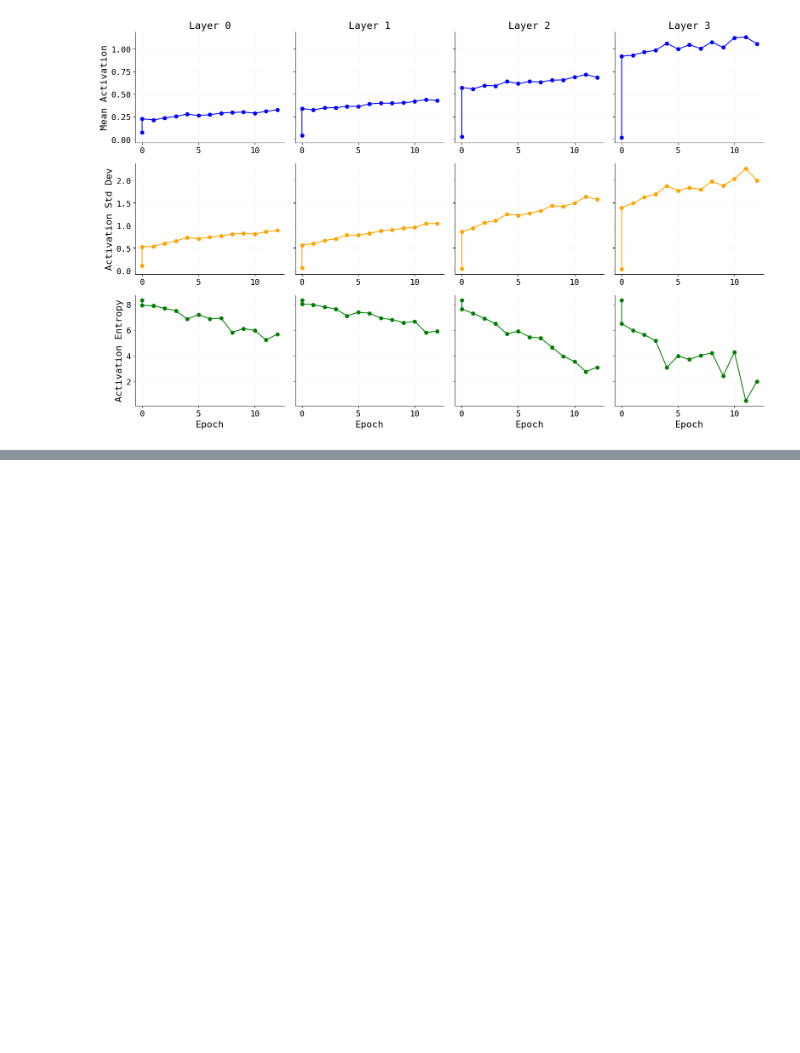
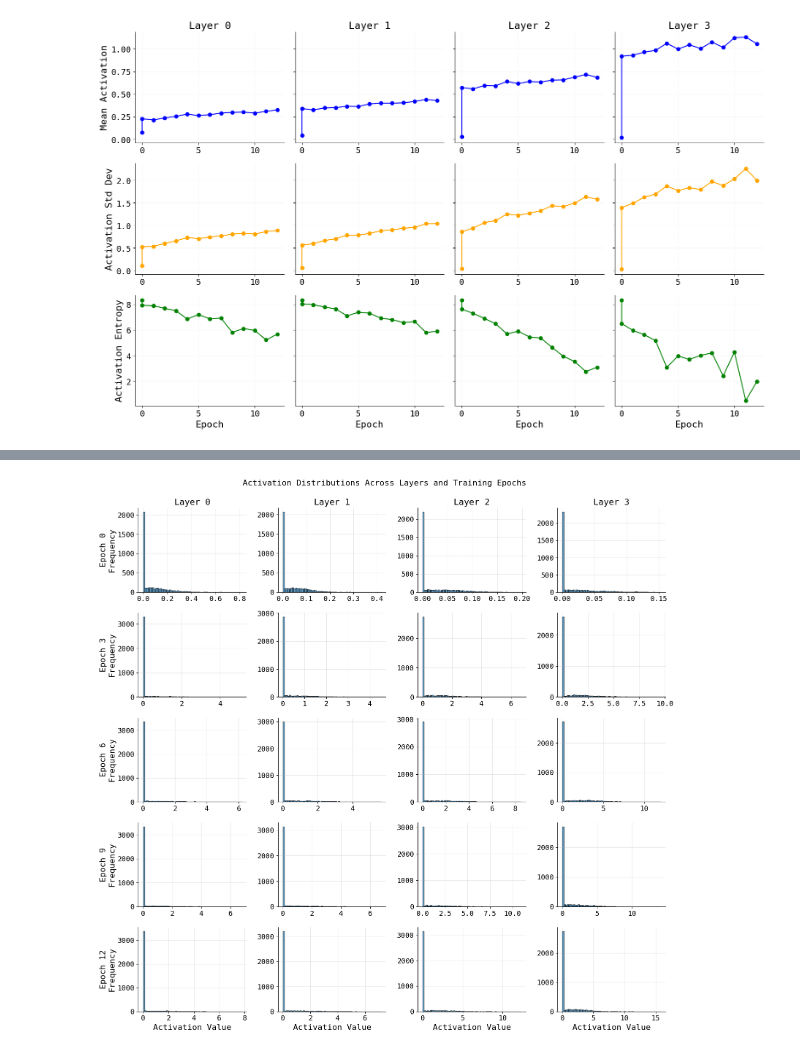
Before and after one commit to jrudoler/estimating-implicit-regularization, a Jupyter notebook: efficient-coding.ipynb, the cells around one changed output, grey strips where cells are left out. Drawn from its saved outputs; the diff is of its cells as text; code cells hidden in the pictures; blank space fills up the shorter version.

```diff
--- a/efficient-coding.ipynb
+++ b/efficient-coding.ipynb
@@ -230,0 +150,82 @@ plt.show()
+# %%
+import pandas as pd
+import matplotlib.pyplot as plt
+
+# First, identify all layers and epochs with histogram data
+layer_indices = set()
+epochs = set()
+
+for col in history.columns:
+    if col.startswith('activations/linear_') and not any(suffix in col for suffix in ['_mean', '_std', '_entropy']):
+        # Extract the layer index
+        layer_idx = int(col.split('_')[1])
+        layer_indices.add(layer_idx)
+
+# Get all epochs with activation data
+for i, row in history.iterrows():
+    if not pd.isna(row.get('activations/linear_0')):
+        epochs.add(row['epoch'])
+
+# Convert to sorted lists
+layer_indices = sorted(layer_indices)
+epochs = sorted(list(epochs))
+
+# Select up to 5 epochs to display (first, last, and 3 in between)
+if len(epochs) > 5:
+    selected_epochs = [epochs[0], epochs[len(epochs)//4], epochs[len(epochs)//2],
+                      epochs[3*len(epochs)//4], epochs[-1]]
+else:
+    selected_epochs = epochs
+
+# Create figure with subplots
+fig, axes = plt.subplots(len(selected_epochs), len(layer_indices),
+                         figsize=(4*len(layer_indices), 3*len(selected_epochs)),
+                        # sharex=True, sharey=True,
+                         squeeze=False)
+
+# Plot histograms
+for row_idx, epoch in enumerate(selected_epochs):
+    # Get the data for this epoch
+    epoch_data = history[history['epoch'] == epoch]
+
+    for col_idx, layer_idx in enumerate(layer_indices):
+        ax = axes[row_idx, col_idx]
+        layer_name = f'activations/linear_{layer_idx}'
+        print(f"Layer {layer_idx}, Epoch {epoch}")
+
+        # Check if we have data for this layer and epoch
+        hist_data = epoch_data[layer_name].dropna().iloc[0]
+
+        # Extract bin information
+        if "packedBins" in hist_data:
+            binspec = hist_data["packedBins"]
+            print(binspec)
+        bin_values = hist_data.get("values")
+
+        if binspec and bin_values:
+            bin_edges = np.arange(binspec['count'] + 1) * binspec['size'] + binspec['min']
+            ax.bar(bin_edges[:-1], bin_values, width=binspec['size'],
+                    align='edge', edgecolor='black', alpha=0.7)
+
+            # Set x-axis limits consistently across epochs for the same layer
+            # if row_idx == 0:
+            #     # Save the limits from the first epoch
+            #     x_min, x_max = ax.get_xlim()
+            # else:
+            #     # Apply consistent limits
+            #     ax.set_xlim(x_min, x_max)
+
+        # Add labels and titles
+        if row_idx == 0:
+            ax.set_title(f'Layer {layer_idx}')
+        if col_idx == 0:
+            ax.set_ylabel(f'Epoch {int(epoch)}\nFrequency')
+        if row_idx == len(selected_epochs) - 1:
+            ax.set_xlabel('Activation Value')
+
+        ax.grid(True, alpha=0.3)
+
+plt.tight_layout()
+plt.suptitle('Activation Distributions Across Layers and Training Epochs', y=1.02, fontsize=16)
+plt.show()
+# %% [output]
@@ -230,0 +249 @@ plt.show()
+[figure, added]
```
Also changed, not shown: parts of 6 cells of this notebook, 10 other files.
